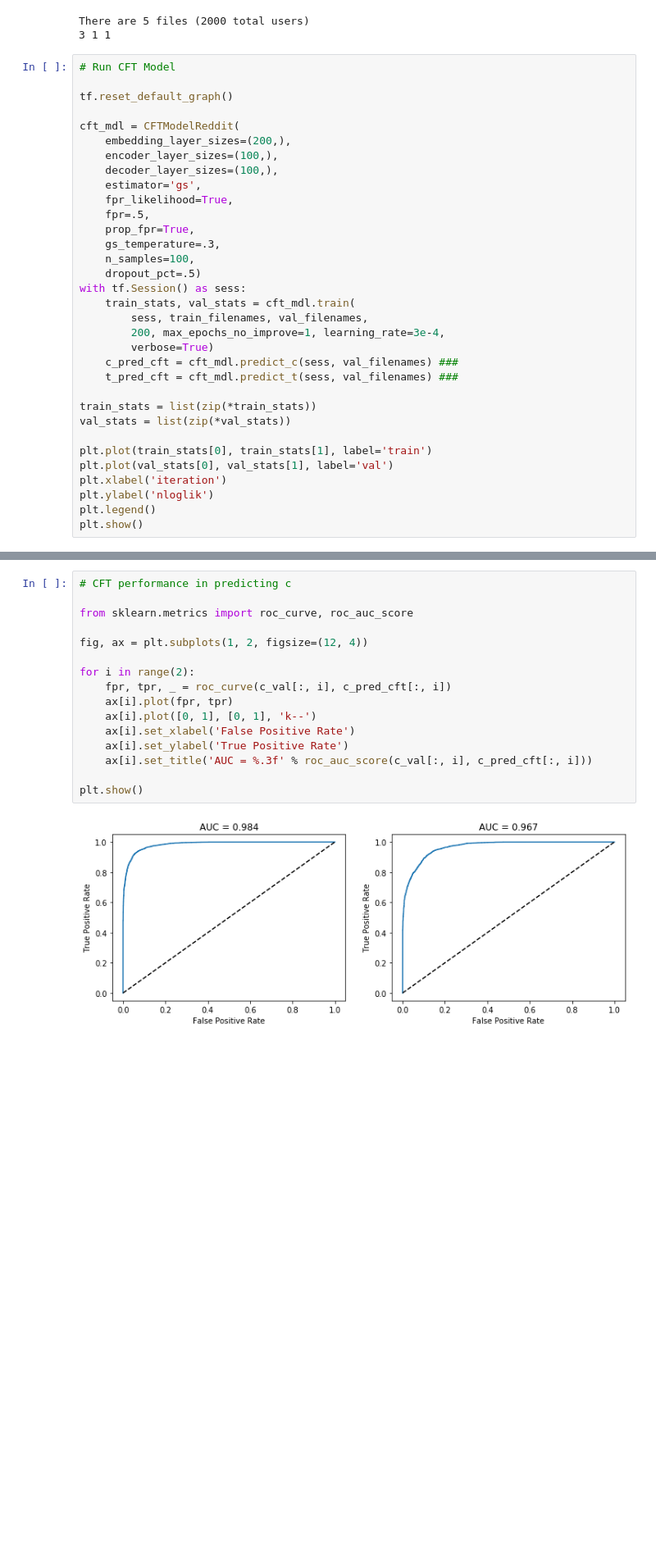
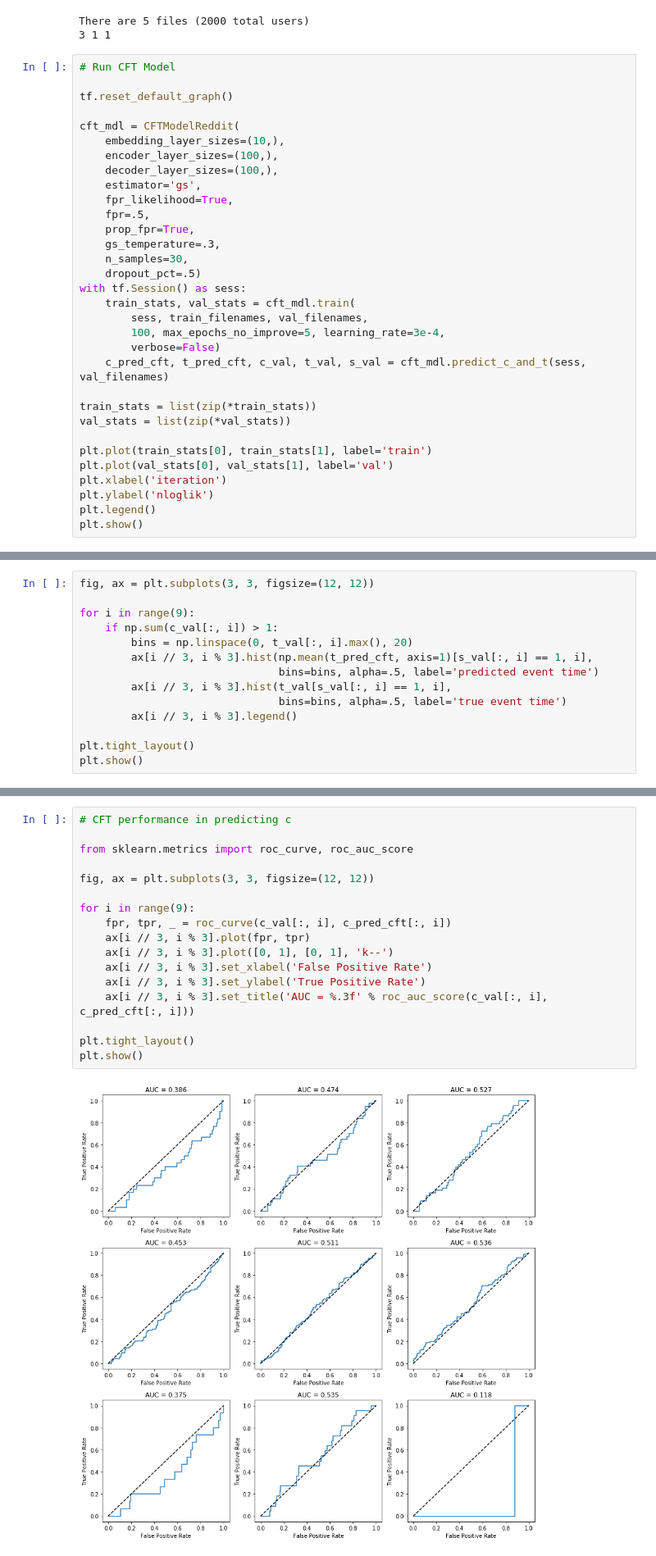
Before and after one commit to mengelhard/cft, a Jupyter notebook: notebooks/reddit.ipynb, the cells around one changed output, grey strips where cells are left out. Shown: that part at 82% size. Saved outputs shown, nothing was run; the diff lists cells and outputs as text; blank space fills up the shorter version.

```diff
--- a/notebooks/reddit.ipynb
+++ b/notebooks/reddit.ipynb
@@ -29,7 +31,7 @@ There are 5 files (2000 total users)
 tf.reset_default_graph()
 
 cft_mdl = CFTModelReddit(
-    embedding_layer_sizes=(200,),
+    embedding_layer_sizes=(10,),
     encoder_layer_sizes=(100,),
     decoder_layer_sizes=(100,),
     estimator='gs',
@@ -37,15 +39,14 @@ cft_mdl = CFTModelReddit(
     fpr=.5,
     prop_fpr=True,
     gs_temperature=.3,
-    n_samples=100,
+    n_samples=30,
     dropout_pct=.5)
 with tf.Session() as sess:
     train_stats, val_stats = cft_mdl.train(
         sess, train_filenames, val_filenames,
-        200, max_epochs_no_improve=1, learning_rate=3e-4,
-        verbose=True)
-    c_pred_cft = cft_mdl.predict_c(sess, val_filenames) ###
-    t_pred_cft = cft_mdl.predict_t(sess, val_filenames) ###
+        100, max_epochs_no_improve=5, learning_rate=3e-4,
+        verbose=False)
+    c_pred_cft, t_pred_cft, c_val, t_val, s_val = cft_mdl.predict_c_and_t(sess, val_filenames)
 
 train_stats = list(zip(*train_stats))
 val_stats = list(zip(*val_stats))
@@ -93,0 +110,14 @@ plt.show()
+# %%
+fig, ax = plt.subplots(3, 3, figsize=(12, 12))
+
+for i in range(9):
+    if np.sum(c_val[:, i]) > 1:
+        bins = np.linspace(0, t_val[:, i].max(), 20)
+        ax[i // 3, i % 3].hist(np.mean(t_pred_cft, axis=1)[s_val[:, i] == 1, i],
+                               bins=bins, alpha=.5, label='predicted event time')
+        ax[i // 3, i % 3].hist(t_val[s_val[:, i] == 1, i],
+                               bins=bins, alpha=.5, label='true event time')
+        ax[i // 3, i % 3].legend()
+
+plt.tight_layout()
+plt.show()
@@ -94,18 +126,19 @@ plt.show()
 # %%
 # CFT performance in predicting c
 
 from sklearn.metrics import roc_curve, roc_auc_score
 
-fig, ax = plt.subplots(1, 2, figsize=(12, 4))
+fig, ax = plt.subplots(3, 3, figsize=(12, 12))
 
-for i in range(2):
+for i in range(9):
     fpr, tpr, _ = roc_curve(c_val[:, i], c_pred_cft[:, i])
-    ax[i].plot(fpr, tpr)
-    ax[i].plot([0, 1], [0, 1], 'k--')
-    ax[i].set_xlabel('False Positive Rate')
-    ax[i].set_ylabel('True Positive Rate')
-    ax[i].set_title('AUC = %.3f' % roc_auc_score(c_val[:, i], c_pred_cft[:, i]))
+    ax[i // 3, i % 3].plot(fpr, tpr)
+    ax[i // 3, i % 3].plot([0, 1], [0, 1], 'k--')
+    ax[i // 3, i % 3].set_xlabel('False Positive Rate')
+    ax[i // 3, i % 3].set_ylabel('True Positive Rate')
+    ax[i // 3, i % 3].set_title('AUC = %.3f' % roc_auc_score(c_val[:, i], c_pred_cft[:, i]))
 
+plt.tight_layout()
 plt.show()
 # %% [output]
-[figure, old version]
+[figure, new version]
```
Also changed, not shown: parts of 9 cells of this notebook, 1 other file.
